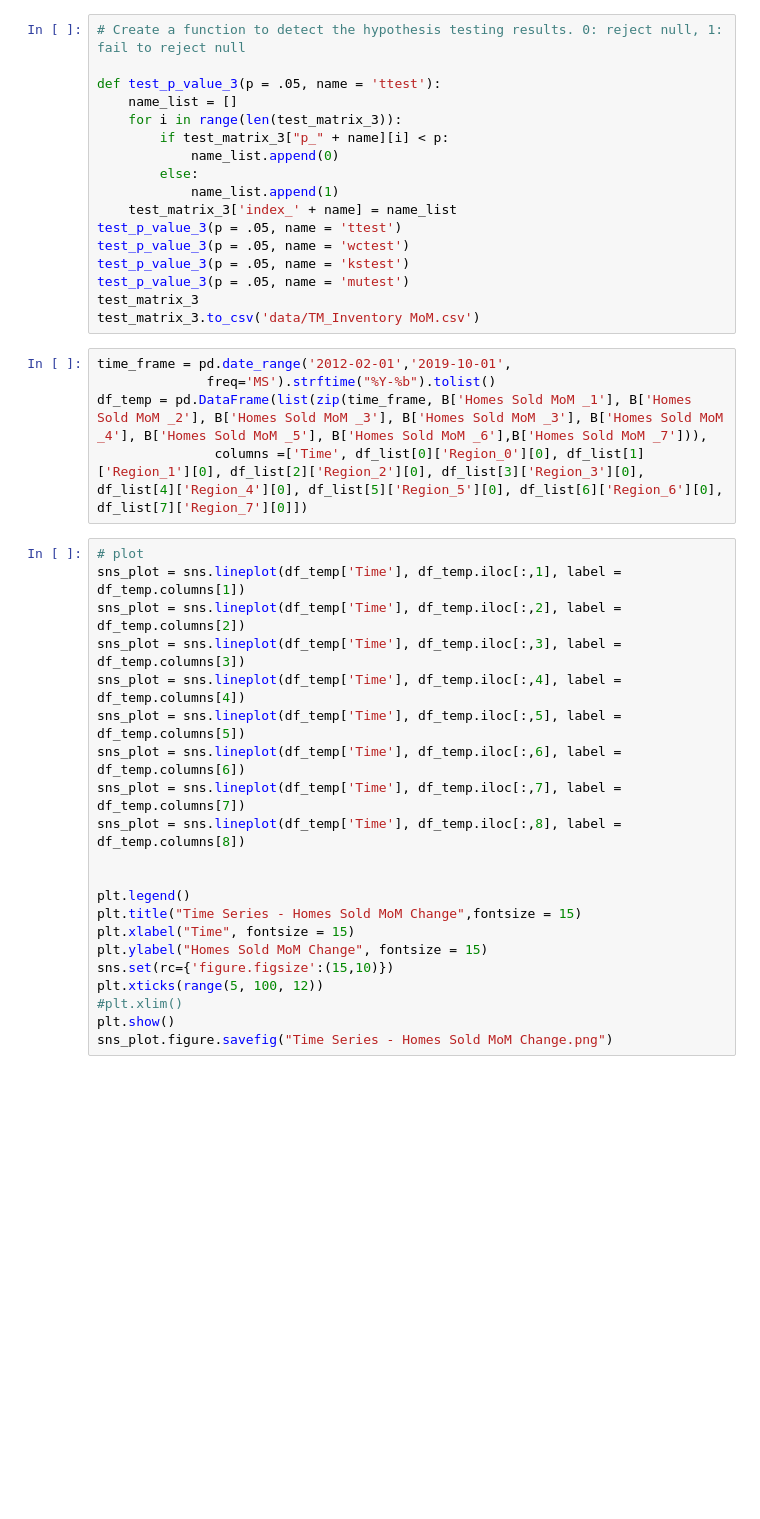
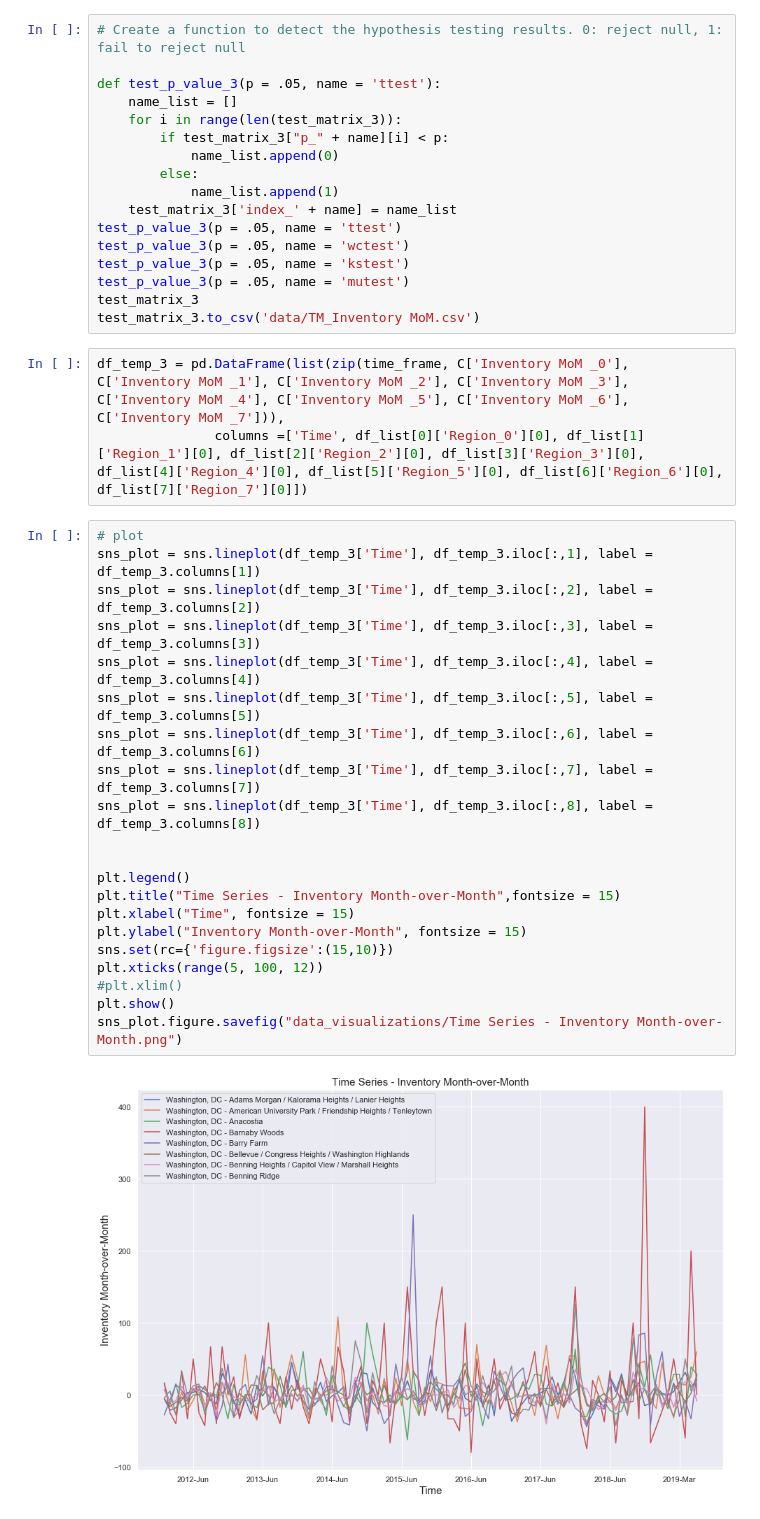
Before and after one commit to iuniorhsiung/mod3_project_DC_housing_price, a Jupyter notebook: DC_house_price_MasterFile.ipynb, the cells around one changed output. Drawn from its saved outputs; the diff is of its cells as text; blank space fills up the shorter version.

```diff
--- a/DC_house_price_MasterFile.ipynb
+++ b/DC_house_price_MasterFile.ipynb
@@ -537,28 +552,28 @@ test_p_value_3(p = .05, name = 'mutest')
 test_matrix_3
 test_matrix_3.to_csv('data/TM_Inventory MoM.csv')
 # %%
-time_frame = pd.date_range('2012-02-01','2019-10-01',
-              freq='MS').strftime("%Y-%b").tolist()
-df_temp = pd.DataFrame(list(zip(time_frame, B['Homes Sold MoM _1'], B['Homes Sold MoM _2'], B['Homes Sold MoM _3'], B['Homes Sold MoM _3'], B['Homes Sold MoM _4'], B['Homes Sold MoM _5'], B['Homes Sold MoM _6'],B['Homes Sold MoM _7'])),
+df_temp_3 = pd.DataFrame(list(zip(time_frame, C['Inventory MoM _0'], C['Inventory MoM _1'], C['Inventory MoM _2'], C['Inventory MoM _3'], C['Inventory MoM _4'], C['Inventory MoM _5'], C['Inventory MoM _6'], C['Inventory MoM _7'])),
                columns =['Time', df_list[0]['Region_0'][0], df_list[1]['Region_1'][0], df_list[2]['Region_2'][0], df_list[3]['Region_3'][0], df_list[4]['Region_4'][0], df_list[5]['Region_5'][0], df_list[6]['Region_6'][0], df_list[7]['Region_7'][0]])
 # %%
 # plot
-sns_plot = sns.lineplot(df_temp['Time'], df_temp.iloc[:,1], label = df_temp.columns[1])
-sns_plot = sns.lineplot(df_temp['Time'], df_temp.iloc[:,2], label = df_temp.columns[2])
-sns_plot = sns.lineplot(df_temp['Time'], df_temp.iloc[:,3], label = df_temp.columns[3])
-sns_plot = sns.lineplot(df_temp['Time'], df_temp.iloc[:,4], label = df_temp.columns[4])
-sns_plot = sns.lineplot(df_temp['Time'], df_temp.iloc[:,5], label = df_temp.columns[5])
-sns_plot = sns.lineplot(df_temp['Time'], df_temp.iloc[:,6], label = df_temp.columns[6])
-sns_plot = sns.lineplot(df_temp['Time'], df_temp.iloc[:,7], label = df_temp.columns[7])
-sns_plot = sns.lineplot(df_temp['Time'], df_temp.iloc[:,8], label = df_temp.columns[8])
+sns_plot = sns.lineplot(df_temp_3['Time'], df_temp_3.iloc[:,1], label = df_temp_3.columns[1])
+sns_plot = sns.lineplot(df_temp_3['Time'], df_temp_3.iloc[:,2], label = df_temp_3.columns[2])
+sns_plot = sns.lineplot(df_temp_3['Time'], df_temp_3.iloc[:,3], label = df_temp_3.columns[3])
+sns_plot = sns.lineplot(df_temp_3['Time'], df_temp_3.iloc[:,4], label = df_temp_3.columns[4])
+sns_plot = sns.lineplot(df_temp_3['Time'], df_temp_3.iloc[:,5], label = df_temp_3.columns[5])
+sns_plot = sns.lineplot(df_temp_3['Time'], df_temp_3.iloc[:,6], label = df_temp_3.columns[6])
+sns_plot = sns.lineplot(df_temp_3['Time'], df_temp_3.iloc[:,7], label = df_temp_3.columns[7])
+sns_plot = sns.lineplot(df_temp_3['Time'], df_temp_3.iloc[:,8], label = df_temp_3.columns[8])
 
 
 plt.legend()
-plt.title("Time Series - Homes Sold MoM Change",fontsize = 15)
+plt.title("Time Series - Inventory Month-over-Month",fontsize = 15)
 plt.xlabel("Time", fontsize = 15)
-plt.ylabel("Homes Sold MoM Change", fontsize = 15)
+plt.ylabel("Inventory Month-over-Month", fontsize = 15)
 sns.set(rc={'figure.figsize':(15,10)})
 plt.xticks(range(5, 100, 12))
 #plt.xlim()
 plt.show()
-sns_plot.figure.savefig("Time Series - Homes Sold MoM Change.png")
+sns_plot.figure.savefig("data_visualizations/Time Series - Inventory Month-over-Month.png")
+# %% [output]
+[figure, added]
```
Also changed, not shown: parts of 9 cells of this notebook.
